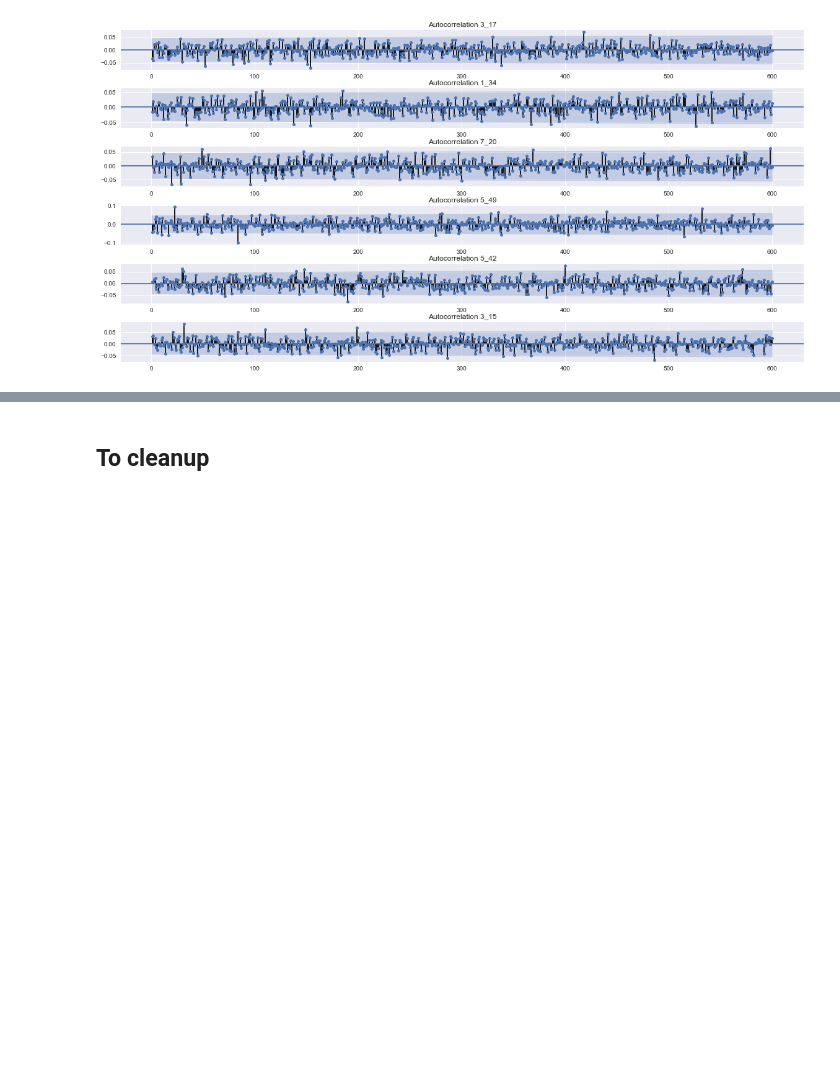
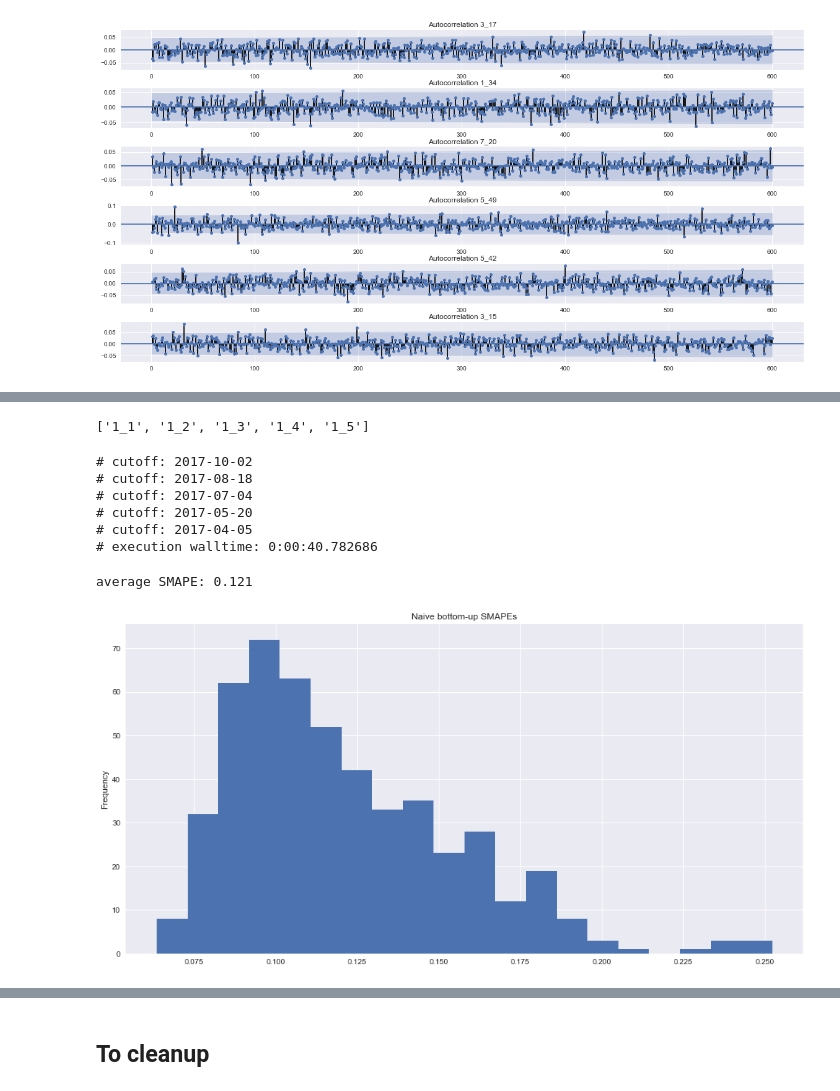
Before and after one commit to mangano/forecasting, a Jupyter notebook: store_item_demand.ipynb, the cells around one changed output, grey strips where cells are left out. Drawn from its saved outputs; the diff is of its cells as text; code cells hidden in the pictures; blank space fills up the shorter version.

```diff
--- a/store_item_demand.ipynb
+++ b/store_item_demand.ipynb
@@ -81,0 +84,4 @@ share_dict = df_share.mean(axis=0).to_dict()
+# %%
+store_items_list
+# %% [output]
+['1_1', '1_2', '1_3', '1_4', '1_5']
@@ -81,0 +90,21 @@ share_dict = df_share.mean(axis=0).to_dict()
+# %%
+store_items_list = [f'{s}_{i}' for s in range(1,11) for i in range(1,51)]
+results = sid.new_shf_loop(splits, store_items_list,
+                           H=90, verbose=True)
+# %% [output]
+# cutoff: 2017-10-02
+# cutoff: 2017-08-18
+# cutoff: 2017-07-04
+# cutoff: 2017-05-20
+# cutoff: 2017-04-05
+# execution walltime: 0:00:40.782686
+# %%
+df_perf = sid.eval_performance(results)
+# %%
+mean_smape = df_perf.query(f'h_days==90')['smape'].mean()
+print(f'average SMAPE: {mean_smape:.3f}')
+ax = df_perf.query(f'h_days==90')['smape'].plot(kind='hist', bins=20,
+                                                title='Naive bottom-up SMAPEs')
+# %% [output]
+average SMAPE: 0.121
+[figure, added]
```
Also changed, not shown: parts of 10 cells of this notebook, 1 other file.
